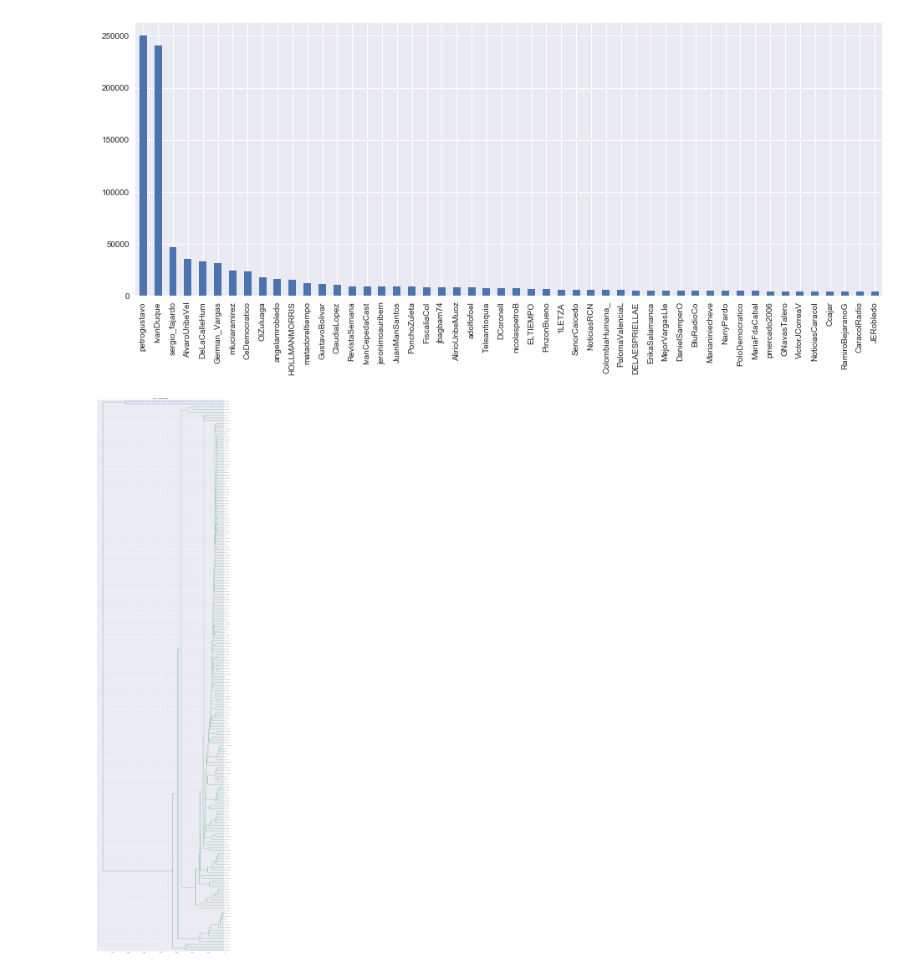
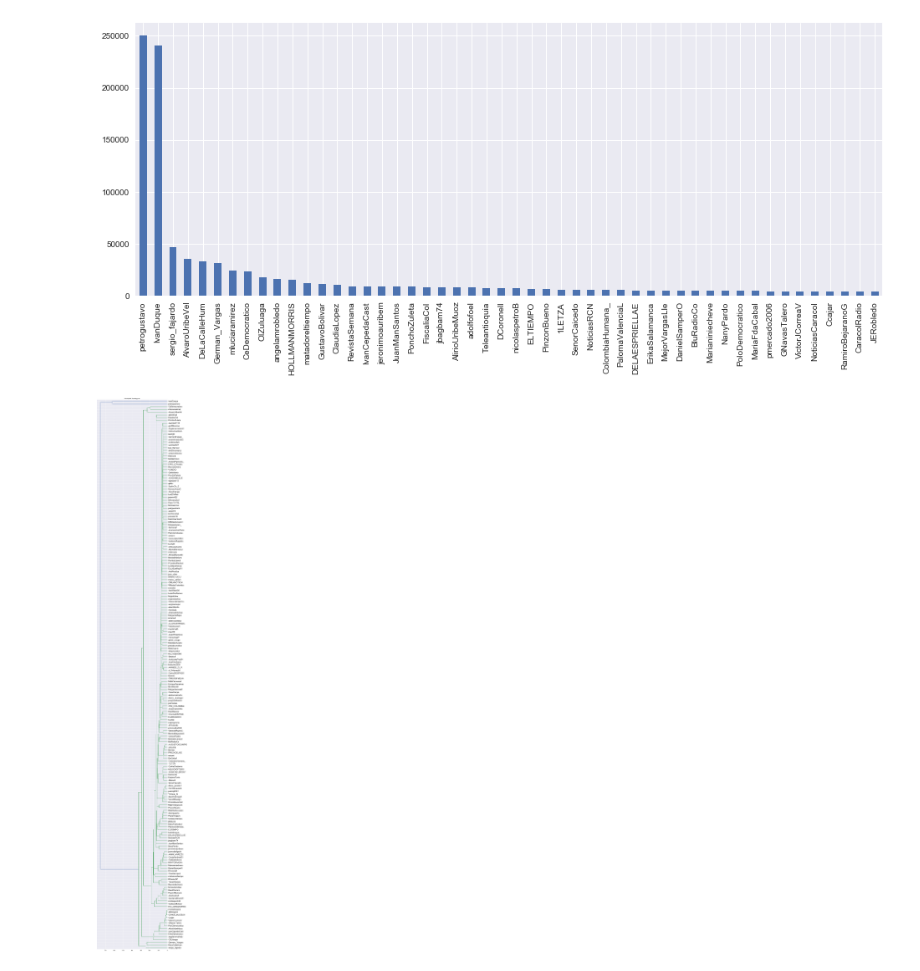
Before and after one commit to Yagwar/presi_2018, a Jupyter notebook: Clustering Tweets.ipynb, the cells around one changed output. Saved outputs shown, nothing was run; the diff lists cells and outputs as text; code cells hidden in the pictures.

```diff
--- a/Clustering Tweets.ipynb
+++ b/Clustering Tweets.ipynb
@@ -274,8 +274,10 @@ id_ments[:150].plot(kind="bar",figsize=(16,6))
 # %% [output]
 <matplotlib.axes._subplots.AxesSubplot at 0x...>
 [figure]
+# %%
+top_n=200
 # %%
-ments_ids_top=list(id_ments.index[:200])
+ments_ids_top=list(id_ments.index[:top_n])
 # %%
 mntns_top_ocurr=np.array([[cand in tw_mntns for cand in ments_ids_top]for tw_mntns in mentioned_ids])
 # %%
@@ -284,7 +286,7 @@ mntns_top_ocurr.shape
 (533021, 200)
 # %%
 names_mnts_top=[]
-for usr_id in id_ments.index[:200]:
+for usr_id in id_ments.index[:top_n]:
     name=""
     try:
         name=ments_df[ments_df.id_str==usr_id].screen_name.iloc[0]
@@ -324,12 +326,13 @@ dtype: int64
 mntns_ward= hierarchy.linkage(df_mntns_top_ocurr.transpose(), 'ward')
 # %%
 #max_d = 10
-plt.figure(figsize=(18,80))
+plt.figure(figsize=(10,80))
 #plt.figure()
 dn = hierarchy.dendrogram(mntns_ward,orientation="left", labels=names_mnts_top)
 #plt.axhline(y=max_d, c='k')
 plt.title('Ward Link Dendrogram')
-plt.savefig('dendrograma_ward_link_mentions.jpg')
+plt.yticks(fontsize=16)
+# plt.savefig('dendrograma_ward_link_mentions.jpg')
 plt.show()
 # %% [output]
-[figure, old version]
+[figure, new version]
```
Also changed, not shown: parts of 1 cell of this notebook.
